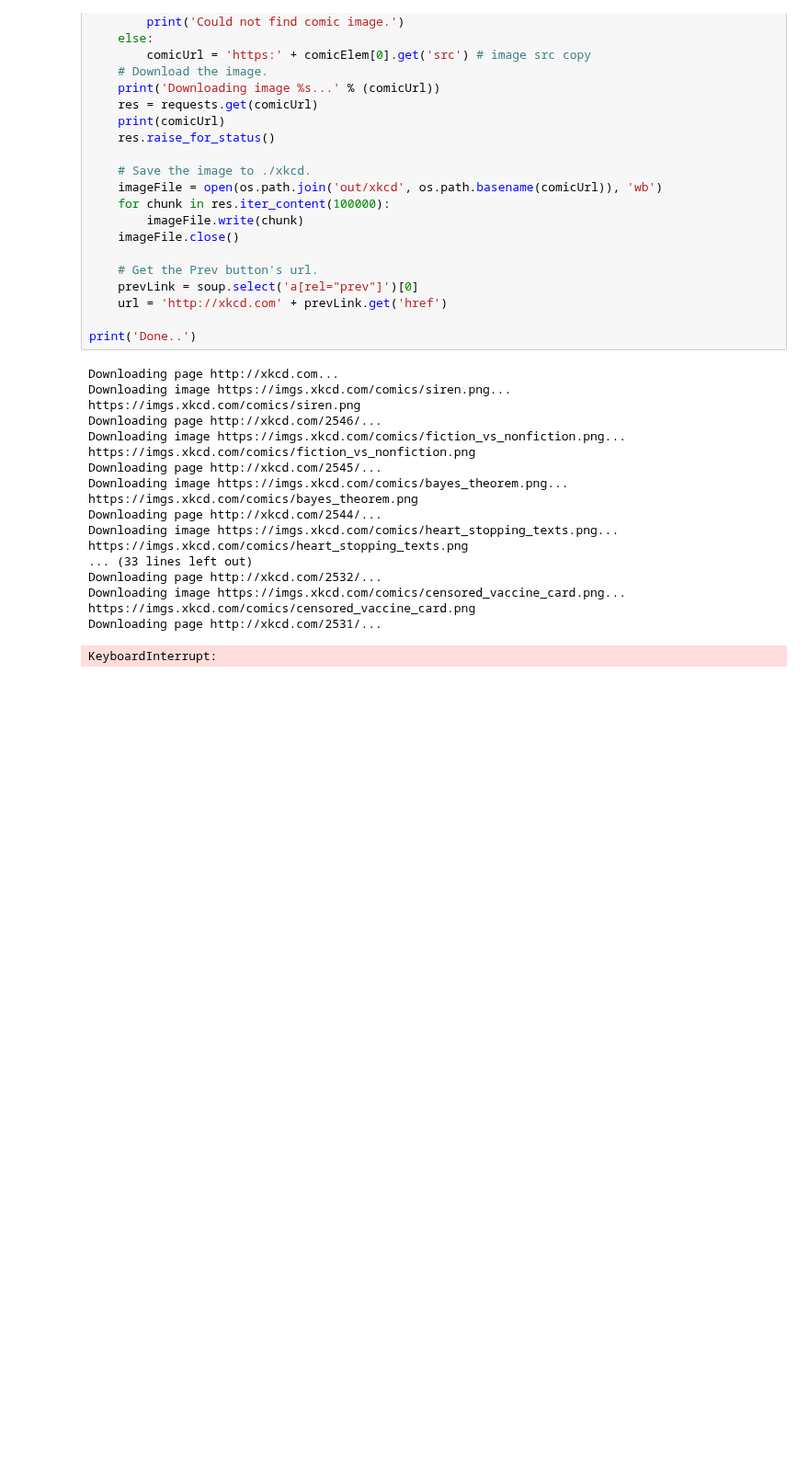
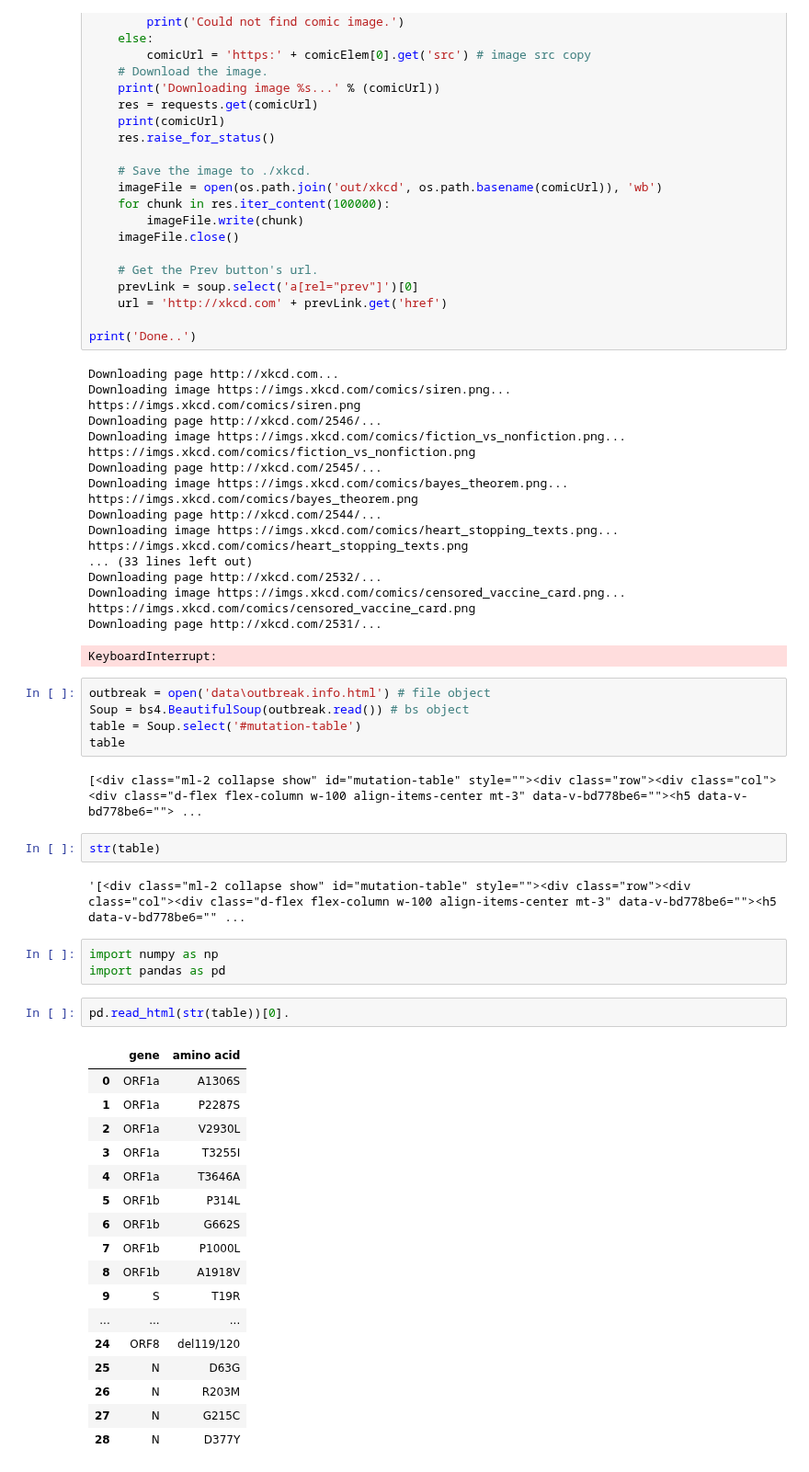
Before and after one commit to Etucator/Automate-the-boring-stuff-with-Python, a Jupyter notebook: Chapter_11_webSracping.ipynb, the cells around one changed output. Shown at 92% size. Saved outputs shown, nothing was run; the diff lists cells and outputs as text; blank space fills up the shorter version.

```diff
--- a/Chapter_11_webSracping.ipynb
+++ b/Chapter_11_webSracping.ipynb
@@ -429,3 +491,37 @@ Downloading image https://imgs.xkcd.com/comics/censored_vaccine_card.png...
 https://imgs.xkcd.com/comics/censored_vaccine_card.png
 Downloading page http://xkcd.com/2531/...
 KeyboardInterrupt:
+# %%
+outbreak = open('data\outbreak.info.html') # file object
+Soup = bs4.BeautifulSoup(outbreak.read()) # bs object
+table = Soup.select('#mutation-table')
+table
+# %% [output]
+[<div class="ml-2 collapse show" id="mutation-table" style=""><div class="row"><div class="col"><div class="d-flex flex-column w-100 align-items-center mt-3" data-v-bd778be6=""><h5 data-v-bd778be6=""> ...
+# %%
+str(table)
+# %% [output]
+'[<div class="ml-2 collapse show" id="mutation-table" style=""><div class="row"><div class="col"><div class="d-flex flex-column w-100 align-items-center mt-3" data-v-bd778be6=""><h5 data-v-bd778be6="" ...
+# %%
+import numpy as np
+import pandas as pd
+# %%
+pd.read_html(str(table))[0].
+# %% [output]
+|  | gene | amino acid |
+| 0 | ORF1a | A1306S |
+| 1 | ORF1a | P2287S |
+| 2 | ORF1a | V2930L |
+| 3 | ORF1a | T3255I |
+| 4 | ORF1a | T3646A |
+| 5 | ORF1b | P314L |
+| 6 | ORF1b | G662S |
+| 7 | ORF1b | P1000L |
+| 8 | ORF1b | A1918V |
+| 9 | S | T19R |
+| ... | ... | ... |
+| 24 | ORF8 | del119/120 |
+| 25 | N | D63G |
+| 26 | N | R203M |
+| 27 | N | G215C |
+| 28 | N | D377Y |
```
Also changed, not shown: parts of 14 cells of this notebook, 1 other file.
